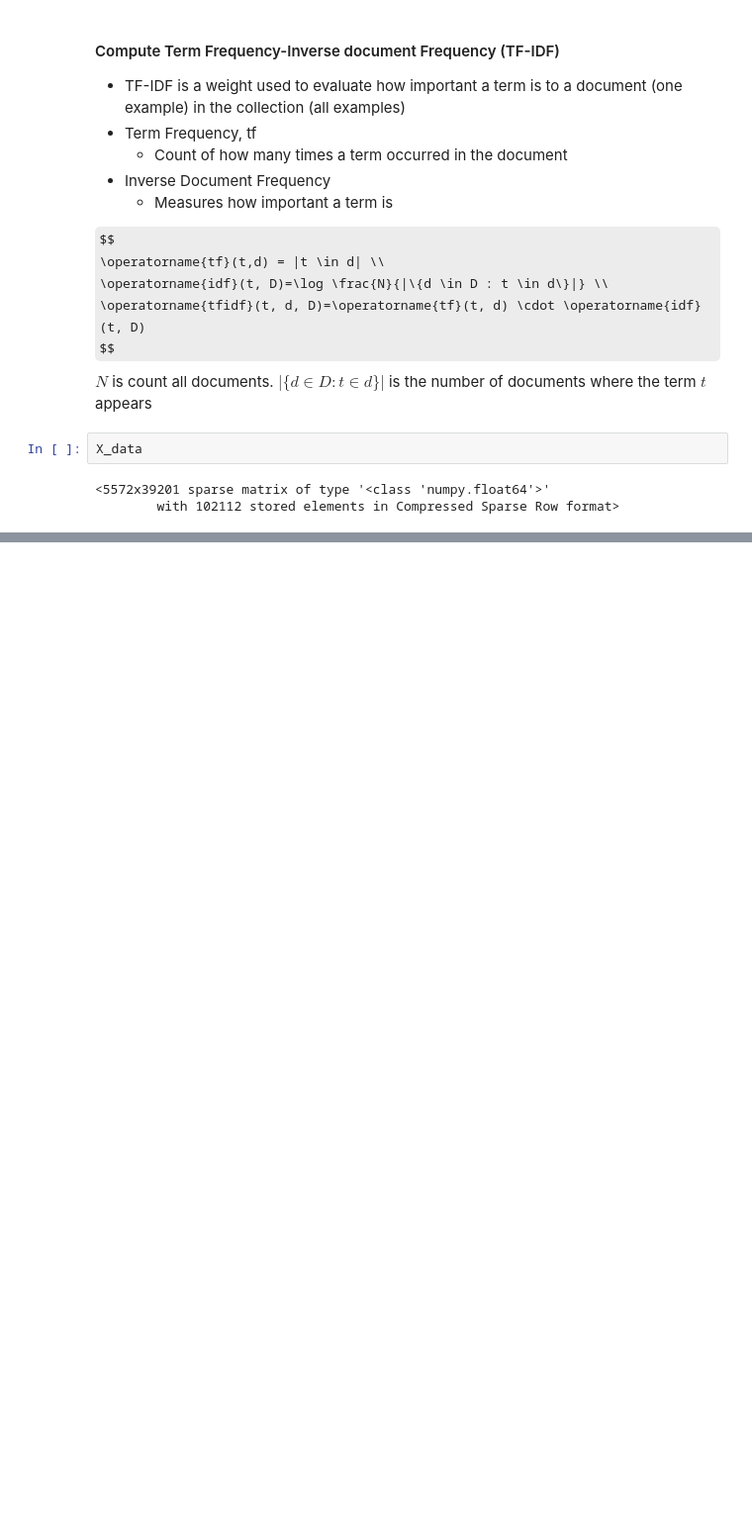
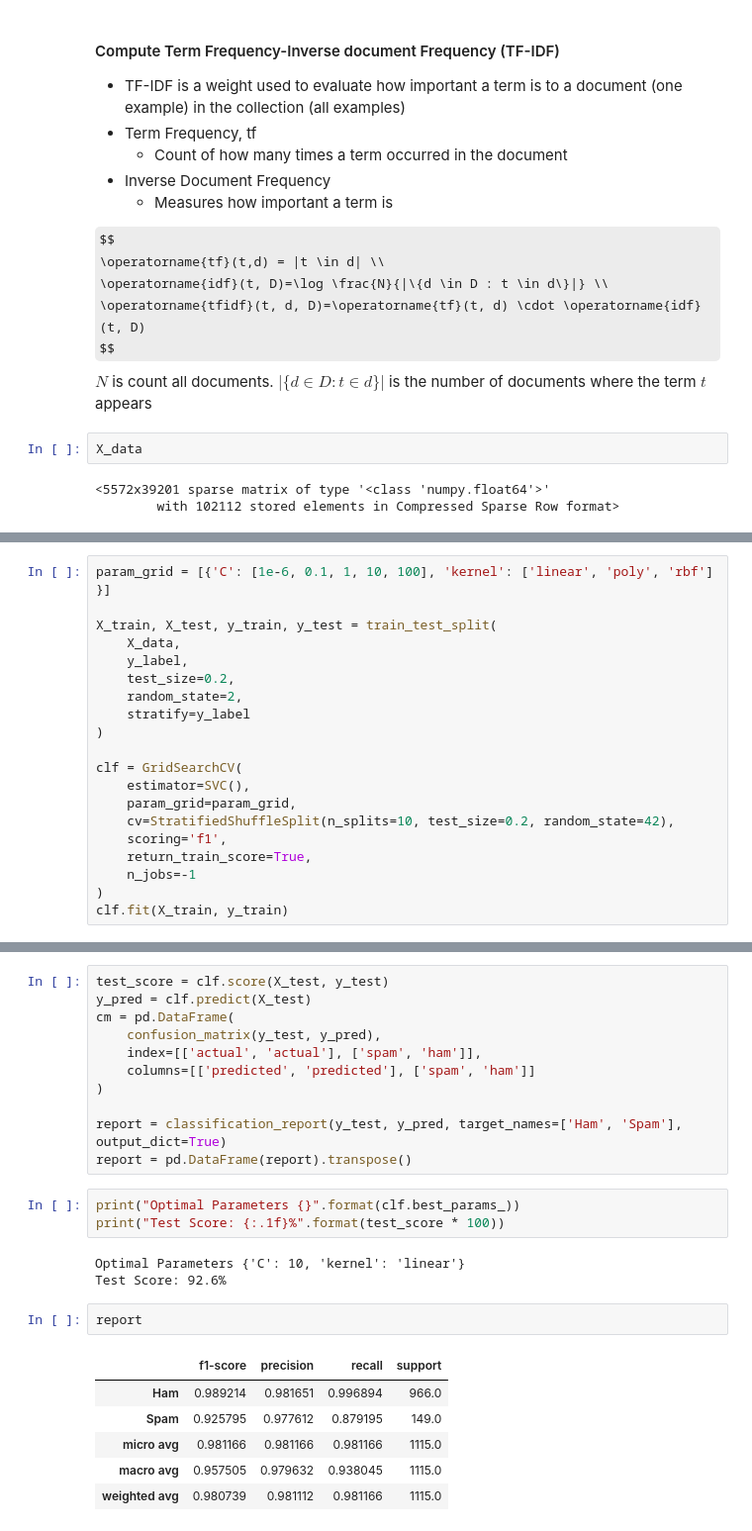
Before and after one commit to JeremyBYU/mdp-machine-learning, a Jupyter notebook: presentation/mdp_presentation_1.ipynb, the cells around one changed output, grey strips where cells are left out. Shown: that part at 99% size. Cells and saved outputs as stored; diff of their text form; some formulas as TeX source; blank space fills up the shorter version.

```diff
--- a/presentation/mdp_presentation_1.ipynb
+++ b/presentation/mdp_presentation_1.ipynb
@@ -672,0 +662,20 @@ g.map(plt.plot, '# of training examples', 'F1 score').add_legend();
+# %%
+param_grid = [{'C': [1e-6, 0.1, 1, 10, 100], 'kernel': ['linear', 'poly', 'rbf'] }]
+
+X_train, X_test, y_train, y_test = train_test_split(
+    X_data,
+    y_label,
+    test_size=0.2,
+    random_state=2,
+    stratify=y_label
+)
+
+clf = GridSearchCV(
+    estimator=SVC(),
+    param_grid=param_grid,
+    cv=StratifiedShuffleSplit(n_splits=10, test_size=0.2, random_state=42),
+    scoring='f1',
+    return_train_score=True,
+    n_jobs=-1
+)
+clf.fit(X_train, y_train)
@@ -672,0 +700,26 @@ g.map(plt.plot, '# of training examples', 'F1 score').add_legend();
+# %%
+test_score = clf.score(X_test, y_test)
+y_pred = clf.predict(X_test)
+cm = pd.DataFrame(
+    confusion_matrix(y_test, y_pred),
+    index=[['actual', 'actual'], ['spam', 'ham']],
+    columns=[['predicted', 'predicted'], ['spam', 'ham']]
+)
+
+report = classification_report(y_test, y_pred, target_names=['Ham', 'Spam'], output_dict=True)
+report = pd.DataFrame(report).transpose()
+# %%
+print("Optimal Parameters {}".format(clf.best_params_))
+print("Test Score: {:.1f}%".format(test_score * 100))
+# %% [output]
+Optimal Parameters {'C': 10, 'kernel': 'linear'}
+Test Score: 92.6%
+# %%
+report
+# %% [output]
+|  | f1-score | precision | recall | support |
+| Ham | 0.989214 | 0.981651 | 0.996894 | 966.0 |
+| Spam | 0.925795 | 0.977612 | 0.879195 | 149.0 |
+| micro avg | 0.981166 | 0.981166 | 0.981166 | 1115.0 |
+| macro avg | 0.957505 | 0.979632 | 0.938045 | 1115.0 |
+| weighted avg | 0.980739 | 0.981112 | 0.981166 | 1115.0 |
```
Also changed, not shown: parts of 17 cells of this notebook.
